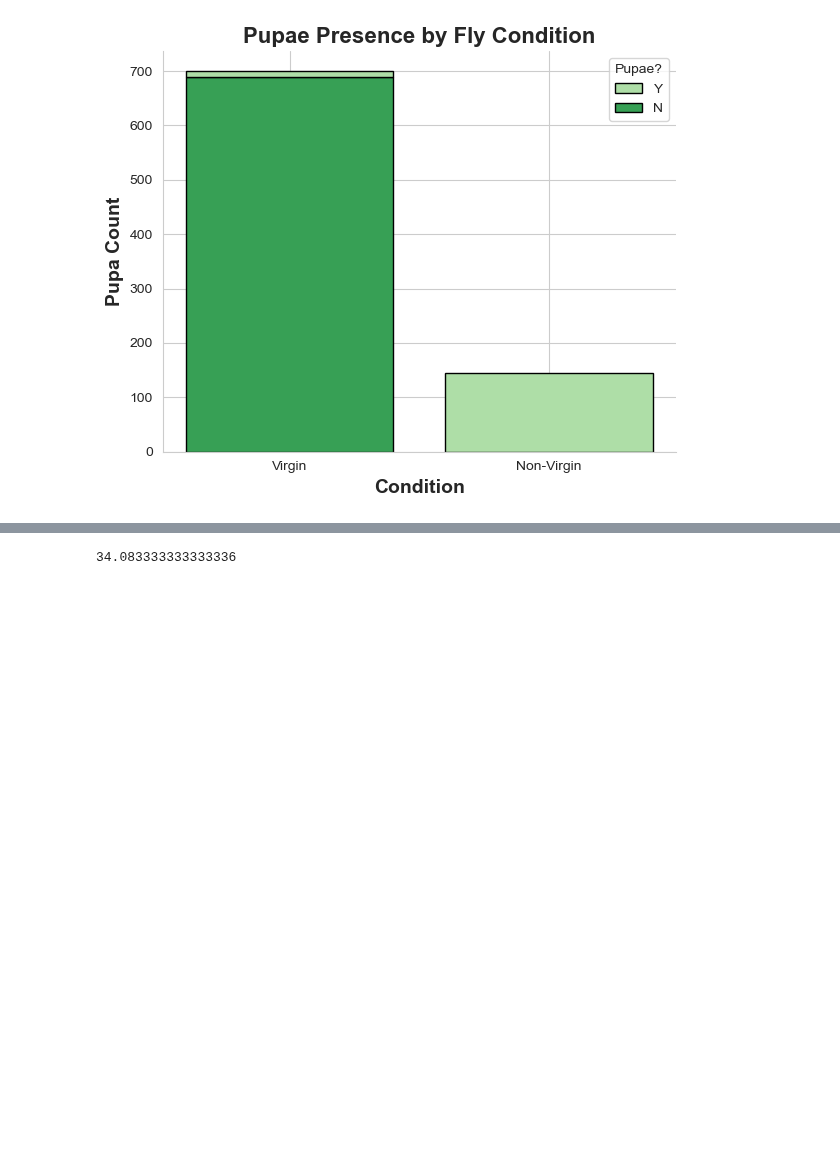
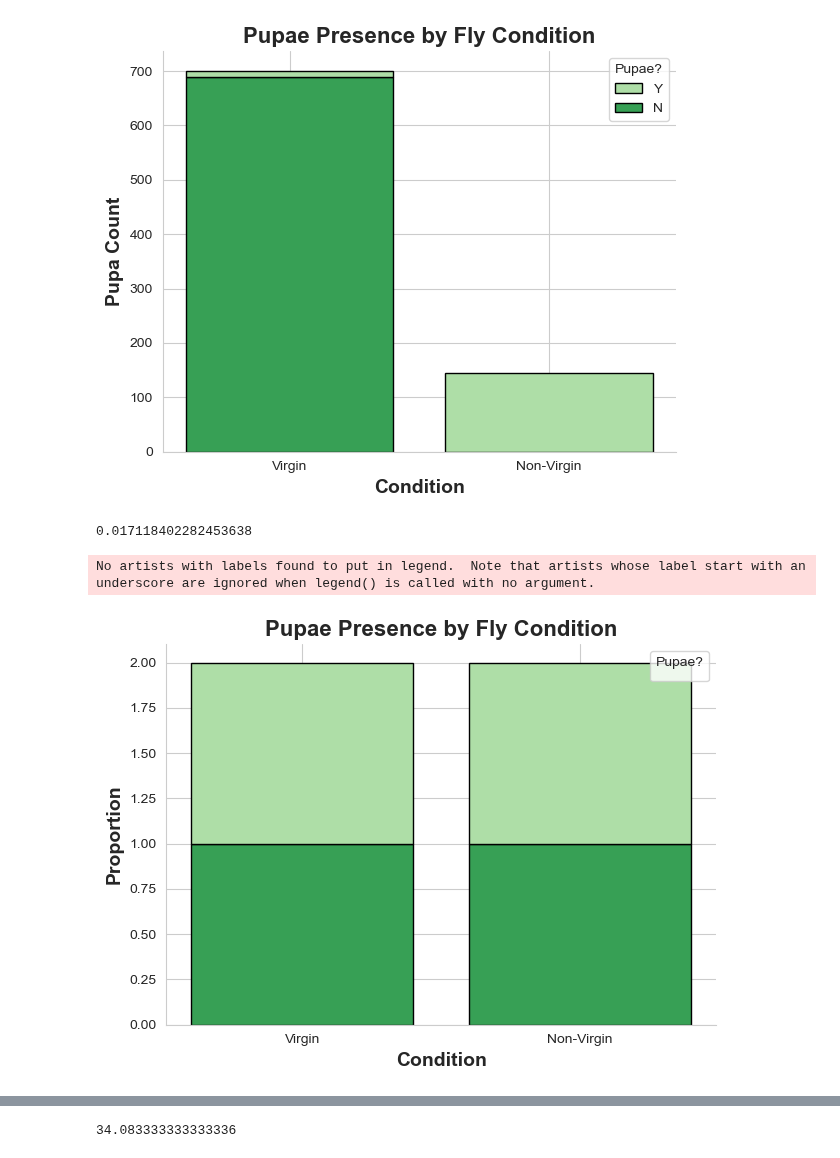
Before and after one commit to lenacochrane/behavioural-analysis, a Jupyter notebook: scripts/plug-camera/staging-parameters/virgin_pregnant_test.ipynb, the cells around one changed output, grey strips where cells are left out. Saved outputs shown, nothing was run; the diff lists cells and outputs as text; code cells hidden in the pictures; blank space fills up the shorter version.

```diff
--- a/scripts/plug-camera/staging-parameters/virgin_pregnant_test.ipynb
+++ b/scripts/plug-camera/staging-parameters/virgin_pregnant_test.ipynb
@@ -85,2 +82,34 @@ plt.show()
 # %% [output]
 [figure]
+# %%
+total_virgin = len(df[df['Condition'] == 'Virgin'])
+
+virgin_pupa = len(df[(df['Condition'] == 'Virgin') & (df['Pupae?'] == 'Y')])
+
+total_nonvirgin = len(df[df['Condition'] == 'Non-Virgin'])
+
+nonvirgin_pupa = len(df[(df['Condition'] == 'Non-Virgin') & (df['Pupae?'] == 'Y')])
+
+ratio_virgin = virgin_pupa / total_virgin
+
+ratio_nonvirgin = nonvirgin_pupa / total_nonvirgin
+# %% [output]
+0.017118402282453638
+# %%
+data_for_plotting = data_for_plotting.sort_values(by='Pupae?')
+
+sns.histplot(data=data_for_plotting, x='Condition', hue='Pupae?', multiple='stack', shrink=.8, edgecolor='black', palette='Greens', alpha=1)
+plt.title('Pupae Presence by Fly Condition', fontsize=16, fontweight='bold')
+plt.xlabel('Condition', fontsize=14, fontweight='bold')
+plt.ylabel('Proportion', fontsize=14, fontweight='bold')
+
+plt.legend(title='Pupae?', loc='upper right')
+
+sns.despine()
+plt.tight_layout()
+
+
+plt.show()
+# %% [output]
+No artists with labels found to put in legend.  Note that artists whose label start with an underscore are ignored when legend() is called with no argument.
+[figure, added]
```
Also changed, not shown: parts of 6 cells of this notebook.
